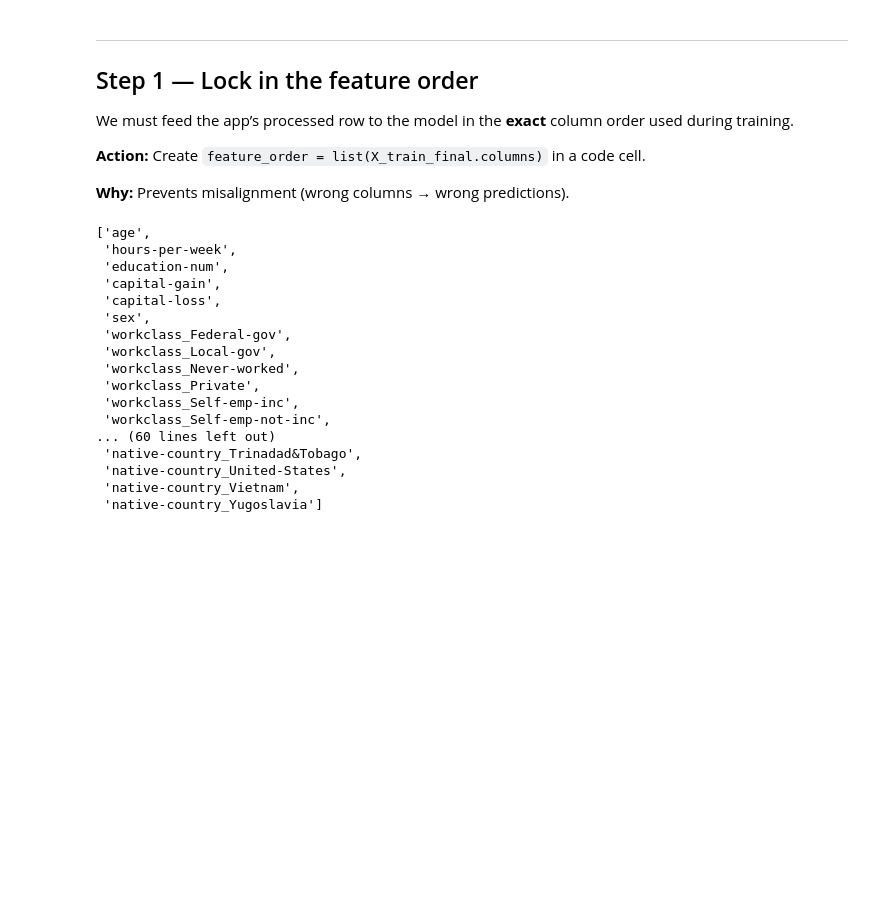
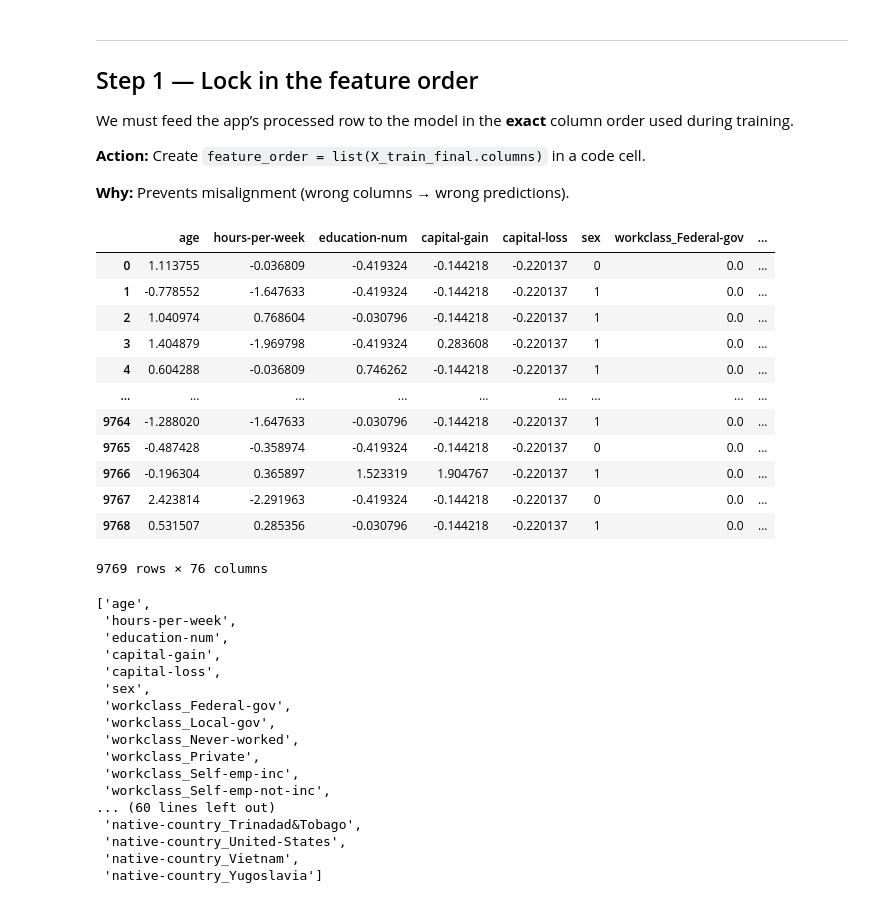
Before and after one commit to Alok-R/dl-survey-live-lab-2025, a Jupyter notebook: notebooks/01_baseline_random_forest_gradio.ipynb, the cells around one changed output. Saved outputs shown, nothing was run; the diff lists cells and outputs as text; code cells hidden in the pictures; blank space fills up the shorter version.

```diff
--- a/notebooks/01_baseline_random_forest_gradio.ipynb
+++ b/notebooks/01_baseline_random_forest_gradio.ipynb
@@ -344,6 +344,23 @@ We must feed the app’s processed row to the model in the **exact** column orde
 **Action:** Create `feature_order = list(X_train_final.columns)` in a code cell.
 
 **Why:** Prevents misalignment (wrong columns → wrong predictions).
+# %%
+X_test_final
+print(classification_report(y_test, rf.predict(X_test_final)))
+# %% [output]
+|  | age | hours-per-week | education-num | capital-gain | capital-loss | sex | workclass_Federal-gov | ... |
+| 0 | 1.113755 | -0.036809 | -0.419324 | -0.144218 | -0.220137 | 0 | 0.0 | ... |
+| 1 | -0.778552 | -1.647633 | -0.419324 | -0.144218 | -0.220137 | 1 | 0.0 | ... |
+| 2 | 1.040974 | 0.768604 | -0.030796 | -0.144218 | -0.220137 | 1 | 0.0 | ... |
+| 3 | 1.404879 | -1.969798 | -0.419324 | 0.283608 | -0.220137 | 1 | 0.0 | ... |
+| 4 | 0.604288 | -0.036809 | 0.746262 | -0.144218 | -0.220137 | 1 | 0.0 | ... |
+| ... | ... | ... | ... | ... | ... | ... | ... | ... |
+| 9764 | -1.288020 | -1.647633 | -0.030796 | -0.144218 | -0.220137 | 1 | 0.0 | ... |
+| 9765 | -0.487428 | -0.358974 | -0.419324 | -0.144218 | -0.220137 | 0 | 0.0 | ... |
+| 9766 | -0.196304 | 0.365897 | 1.523319 | 1.904767 | -0.220137 | 1 | 0.0 | ... |
+| 9767 | 2.423814 | -2.291963 | -0.419324 | -0.144218 | -0.220137 | 0 | 0.0 | ... |
+| 9768 | 0.531507 | 0.285356 | -0.030796 | -0.144218 | -0.220137 | 1 | 0.0 | ... |
+9769 rows × 76 columns
 # %%
 feature_order = list(X_train_final.columns)  # numeric (scaled) + categorical block
 # %%
```
Also changed, not shown: parts of 3 cells of this notebook.
